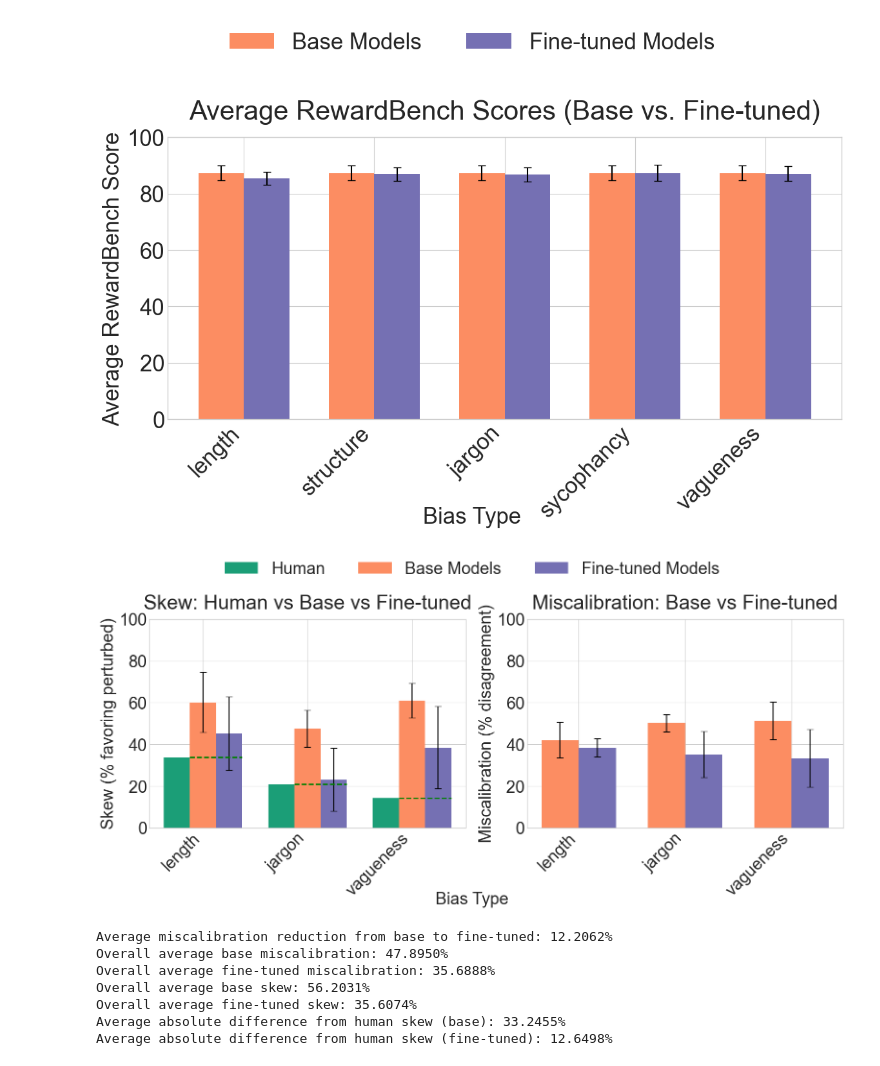
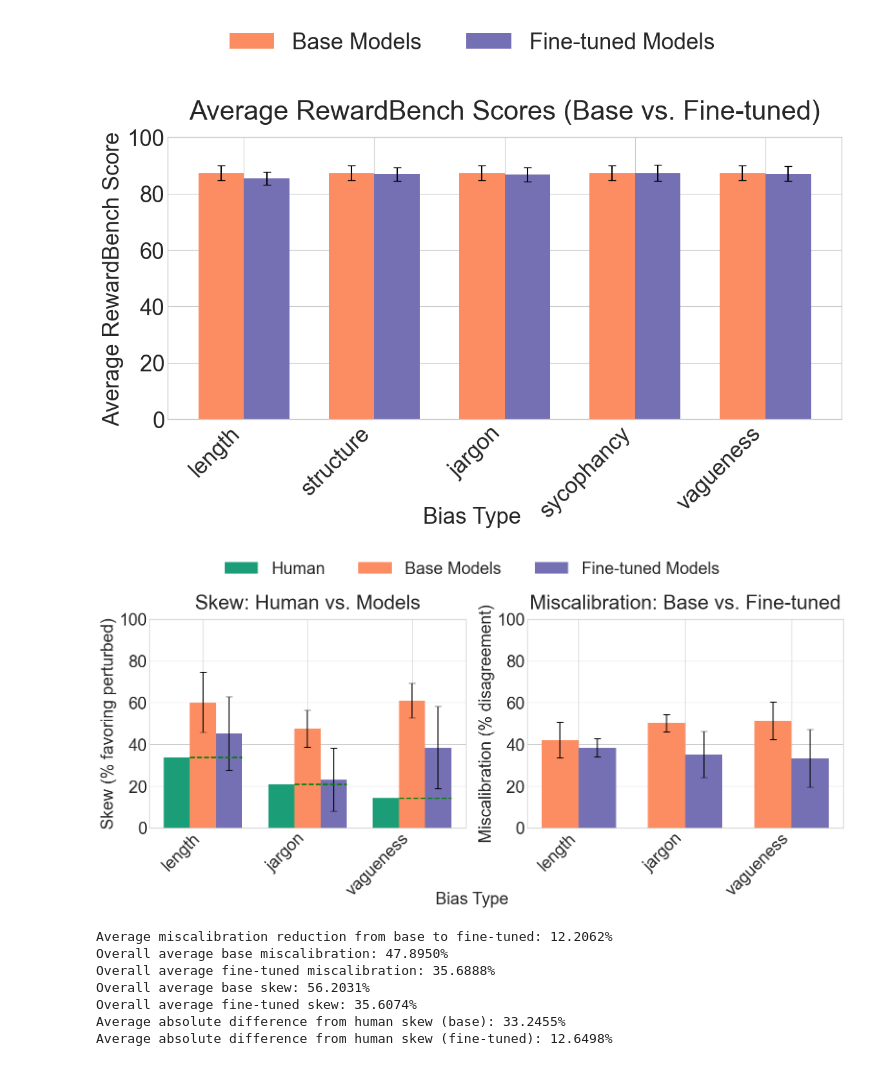
Before and after one commit to anirudhb123/Preference-Model-Biases, a Jupyter notebook: data_utils/plots/section_5/section_5.ipynb, the cells around one changed output. Drawn from its saved outputs; the diff is of its cells as text; code cells hidden in the pictures.

```diff
--- a/data_utils/plots/section_5/section_5.ipynb
+++ b/data_utils/plots/section_5/section_5.ipynb
@@ -330,7 +330,7 @@ def create_side_by_side_plots():
     axes[0].set_xticks(x)
     axes[0].set_xticklabels(custom_order, rotation=45, ha='right', fontsize=PLOT_FONTSIZE['tick'])
     axes[0].set_ylabel('Skew (% favoring perturbed)', fontsize=PLOT_FONTSIZE['label'])
-    axes[0].set_title('Skew: Human vs Base vs Fine-tuned', pad=15, fontsize=PLOT_FONTSIZE['title'])
+    axes[0].set_title('Skew: Human vs. Models', pad=15, fontsize=PLOT_FONTSIZE['title'])
     axes[0].tick_params(axis='y', labelsize=PLOT_FONTSIZE['tick'])
     axes[0].set_ylim(0, 100)
 
@@ -346,7 +346,7 @@ def create_side_by_side_plots():
     axes[1].set_xticks(x)
     axes[1].set_xticklabels(custom_order, rotation=45, ha='right', fontsize=PLOT_FONTSIZE['tick'])
     axes[1].set_ylabel('Miscalibration (% disagreement)', fontsize=PLOT_FONTSIZE['label'])
-    axes[1].set_title('Miscalibration: Base vs Fine-tuned', pad=15, fontsize=PLOT_FONTSIZE['title'])
+    axes[1].set_title('Miscalibration: Base vs. Fine-tuned', pad=15, fontsize=PLOT_FONTSIZE['title'])
     axes[1].tick_params(axis='y', labelsize=PLOT_FONTSIZE['tick'])
     axes[1].set_ylim(0, 100)
 
@@ -355,34 +355,34 @@ def create_side_by_side_plots():
 
     # Place legend at top center
     fig.legend(handles, labels,
               loc='upper center',
               bbox_to_anchor=(0.5, 0.95),
               ncol=len(labels),
               frameon=False,
               fontsize=PLOT_FONTSIZE['legend'])
 
     # Global x-axis label
     fig.text(0.5, 0.02, 'Bias Type', ha='center', fontsize=PLOT_FONTSIZE['label'])
 
     plt.tight_layout()
     fig.savefig('skew_miscal_joint.pdf', dpi=300, bbox_inches='tight')
     plt.show()
 
 # In your main execution:
 if __name__ == '__main__':
     # Set rcParams to match our constants
     plt.rcParams.update({
         'axes.titlesize': PLOT_FONTSIZE['title'],
         'axes.labelsize': PLOT_FONTSIZE['label'],
         'xtick.labelsize': PLOT_FONTSIZE['tick'],
         'ytick.labelsize': PLOT_FONTSIZE['tick'],
         'legend.fontsize': PLOT_FONTSIZE['legend'],
         'figure.titlesize': PLOT_FONTSIZE['title']
     })
 
     create_side_by_side_plots()
 # %% [output]
-[figure, old version]
+[figure, new version]
 # %%
 # === Aggregate differences and print summaries ===
 # Miscalibration reduction from base to fine-tuned
```
Also changed, not shown: 3 other files.
